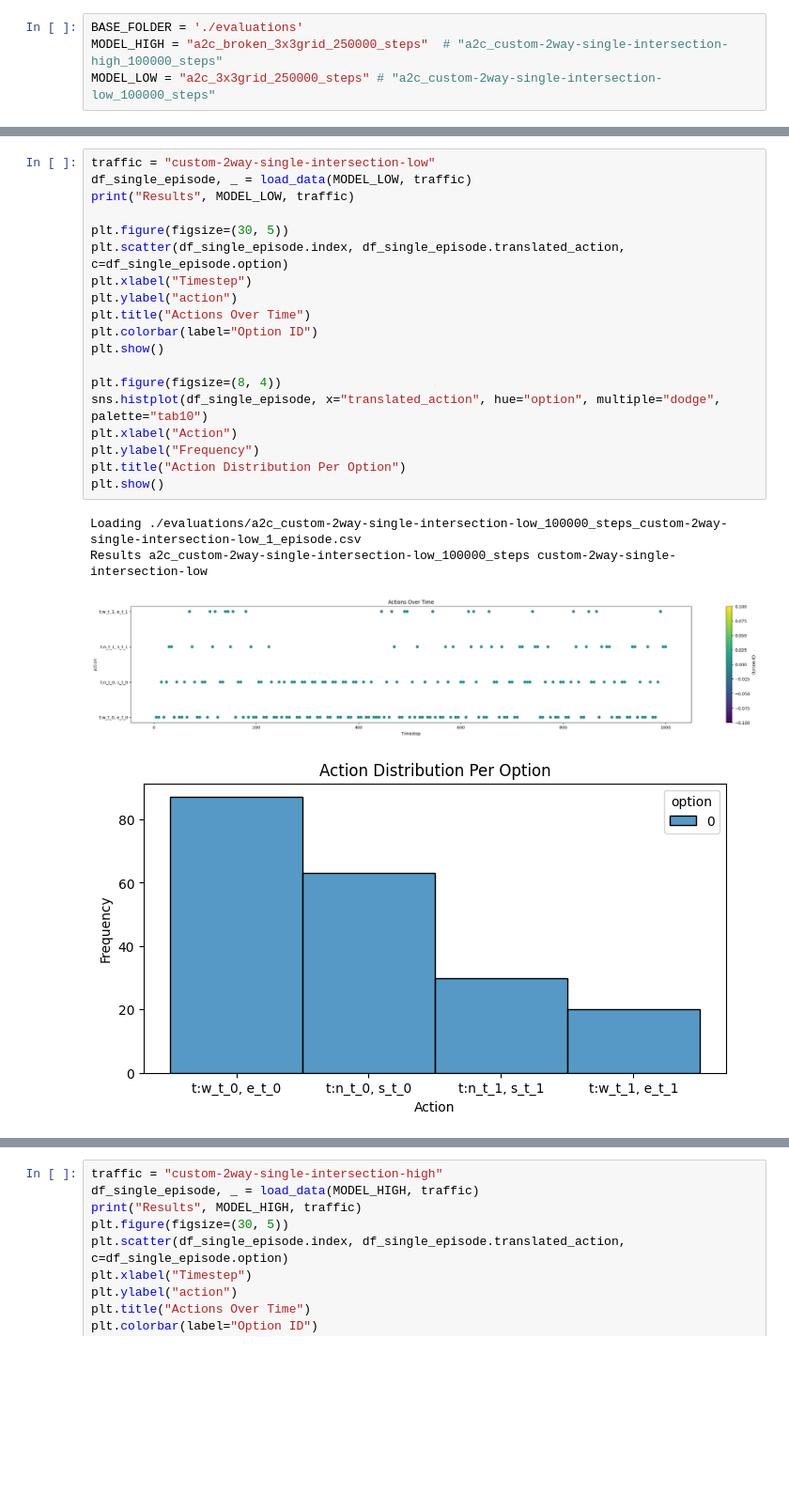
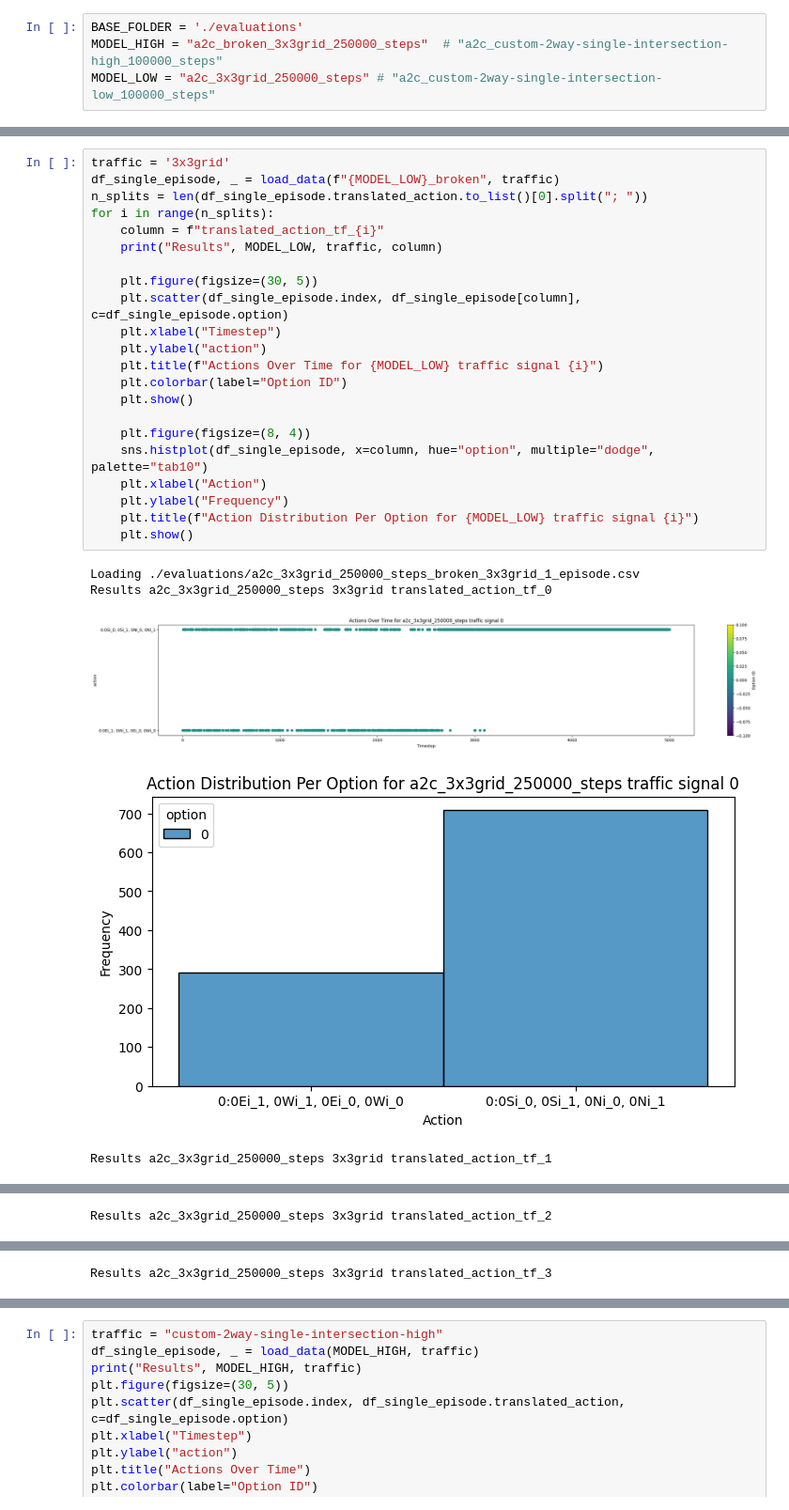
Before and after one commit to Ouroboros4991/MasterThesis2024, a Jupyter notebook: ac2_policy_comparision.ipynb, the cells around one changed output, grey strips where cells are left out. Shown at 94% size. Drawn from its saved outputs; the diff is of its cells as text; blank space fills up the shorter version.

```diff
--- a/ac2_policy_comparision.ipynb
+++ b/ac2_policy_comparision.ipynb
@@ -106,24 +124,28 @@ Loading ./evaluations/a2c_broken_3x3grid_250000_steps_broken_3x3grid_1_episode.c
 # %%
-traffic = "custom-2way-single-intersection-low"
-df_single_episode, _ = load_data(MODEL_LOW, traffic)
-print("Results", MODEL_LOW, traffic)
+traffic = '3x3grid'
+df_single_episode, _ = load_data(f"{MODEL_LOW}_broken", traffic)
+n_splits = len(df_single_episode.translated_action.to_list()[0].split("; "))
+for i in range(n_splits):
+    column = f"translated_action_tf_{i}"
+    print("Results", MODEL_LOW, traffic, column)
 
-plt.figure(figsize=(30, 5))
-plt.scatter(df_single_episode.index, df_single_episode.translated_action, c=df_single_episode.option)
-plt.xlabel("Timestep")
-plt.ylabel("action")
-plt.title("Actions Over Time")
-plt.colorbar(label="Option ID")
-plt.show()
+    plt.figure(figsize=(30, 5))
+    plt.scatter(df_single_episode.index, df_single_episode[column], c=df_single_episode.option)
+    plt.xlabel("Timestep")
+    plt.ylabel("action")
+    plt.title(f"Actions Over Time for {MODEL_LOW} traffic signal {i}")
+    plt.colorbar(label="Option ID")
+    plt.show()
 
-plt.figure(figsize=(8, 4))
-sns.histplot(df_single_episode, x="translated_action", hue="option", multiple="dodge", palette="tab10")
-plt.xlabel("Action")
-plt.ylabel("Frequency")
-plt.title("Action Distribution Per Option")
-plt.show()
+    plt.figure(figsize=(8, 4))
+    sns.histplot(df_single_episode, x=column, hue="option", multiple="dodge", palette="tab10")
+    plt.xlabel("Action")
+    plt.ylabel("Frequency")
+    plt.title(f"Action Distribution Per Option for {MODEL_LOW} traffic signal {i}")
+    plt.show()
 # %% [output]
-Loading ./evaluations/a2c_custom-2way-single-intersection-low_100000_steps_custom-2way-single-intersection-low_1_episode.csv
-Results a2c_custom-2way-single-intersection-low_100000_steps custom-2way-single-intersection-low
+Loading ./evaluations/a2c_3x3grid_250000_steps_broken_3x3grid_1_episode.csv
+Results a2c_3x3grid_250000_steps 3x3grid translated_action_tf_0
-[figure, old version]
+[figure, new version]
-[figure, old version]
+[figure, new version]
+Results a2c_3x3grid_250000_steps 3x3grid translated_action_tf_1
@@ -129,0 +154 @@ Results a2c_custom-2way-single-intersection-low_100000_steps custom-2way-single-
+Results a2c_3x3grid_250000_steps 3x3grid translated_action_tf_2
@@ -129,0 +157 @@ Results a2c_custom-2way-single-intersection-low_100000_steps custom-2way-single-
+Results a2c_3x3grid_250000_steps 3x3grid translated_action_tf_3
```
Also changed, not shown: parts of 6 cells of this notebook, 11 other files.
